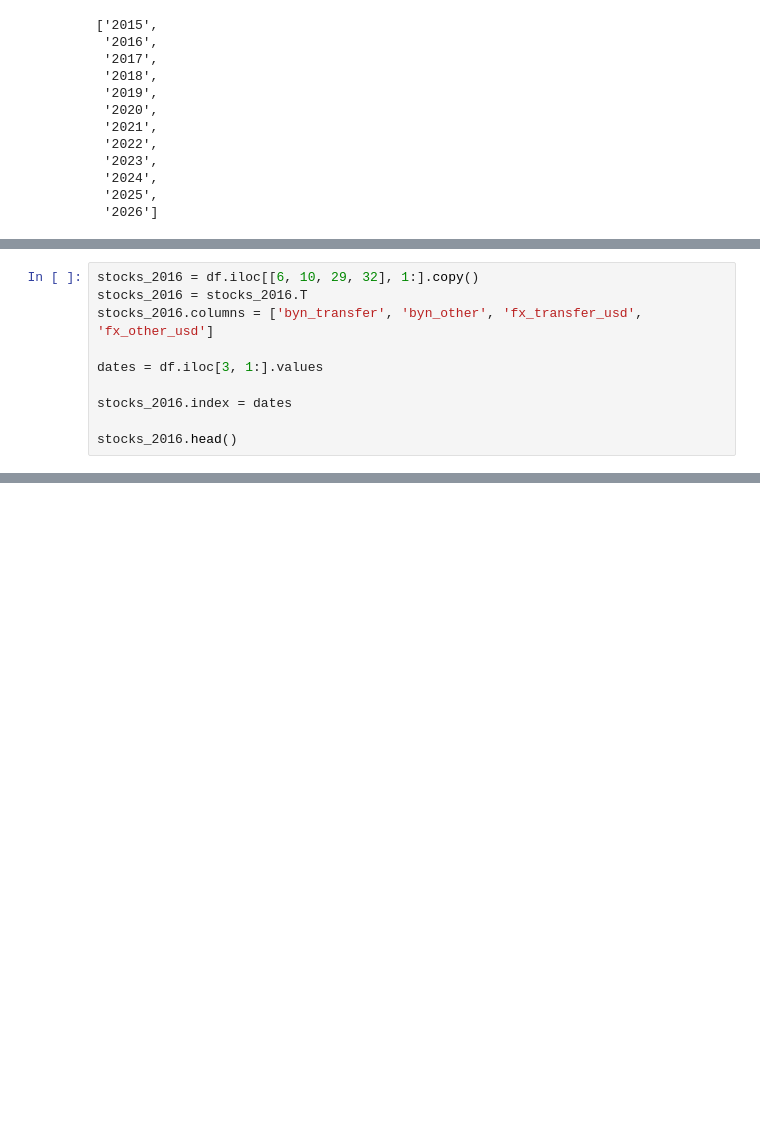
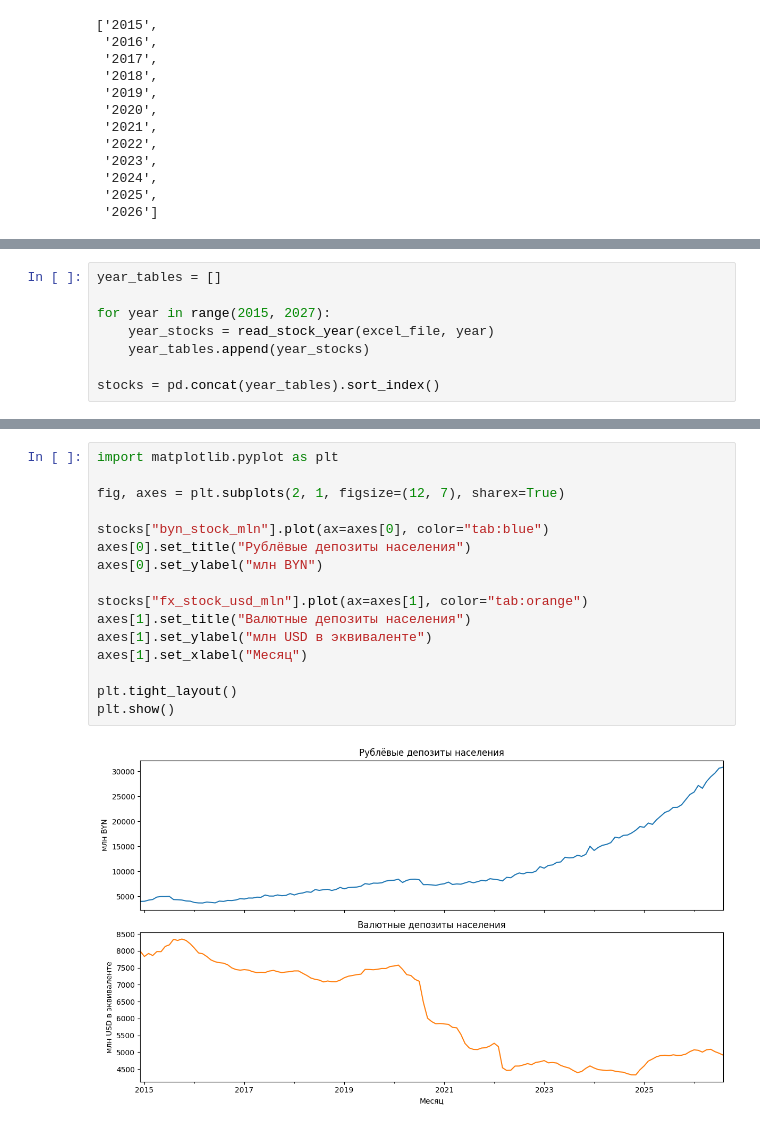
Before and after one commit to venskovalentin/belarus_dollarization_paper, a Jupyter notebook: notebooks/research_notebook.ipynb, the cells around one changed output, grey strips where cells are left out. Drawn from its saved outputs; the diff is of its cells as text; blank space fills up the shorter version.

Commit message:
first plots

```diff
--- a/notebooks/research_notebook.ipynb
+++ b/notebooks/research_notebook.ipynb
@@ -68,10 +27,0 @@ print(df.iloc[:, 0].to_string())
-# %%
-stocks_2016 = df.iloc[[6, 10, 29, 32], 1:].copy()
-stocks_2016 = stocks_2016.T
-stocks_2016.columns = ['byn_transfer', 'byn_other', 'fx_transfer_usd', 'fx_other_usd']
-
-dates = df.iloc[3, 1:].values
-
-stocks_2016.index = dates
-
-stocks_2016.head()
@@ -187,0 +64,8 @@ dtype: int64
+# %%
+year_tables = []
+
+for year in range(2015, 2027):
+    year_stocks = read_stock_year(excel_file, year)
+    year_tables.append(year_stocks)
+
+stocks = pd.concat(year_tables).sort_index()
@@ -187,0 +120,18 @@ dtype: int64
+# %%
+import matplotlib.pyplot as plt
+
+fig, axes = plt.subplots(2, 1, figsize=(12, 7), sharex=True)
+
+stocks["byn_stock_mln"].plot(ax=axes[0], color="tab:blue")
+axes[0].set_title("Рублёвые депозиты населения")
+axes[0].set_ylabel("млн BYN")
+
+stocks["fx_stock_usd_mln"].plot(ax=axes[1], color="tab:orange")
+axes[1].set_title("Валютные депозиты населения")
+axes[1].set_ylabel("млн USD в эквиваленте")
+axes[1].set_xlabel("Месяц")
+
+plt.tight_layout()
+plt.show()
+# %% [output]
+[figure, added]
```
Also changed, not shown: parts of 10 cells of this notebook.
